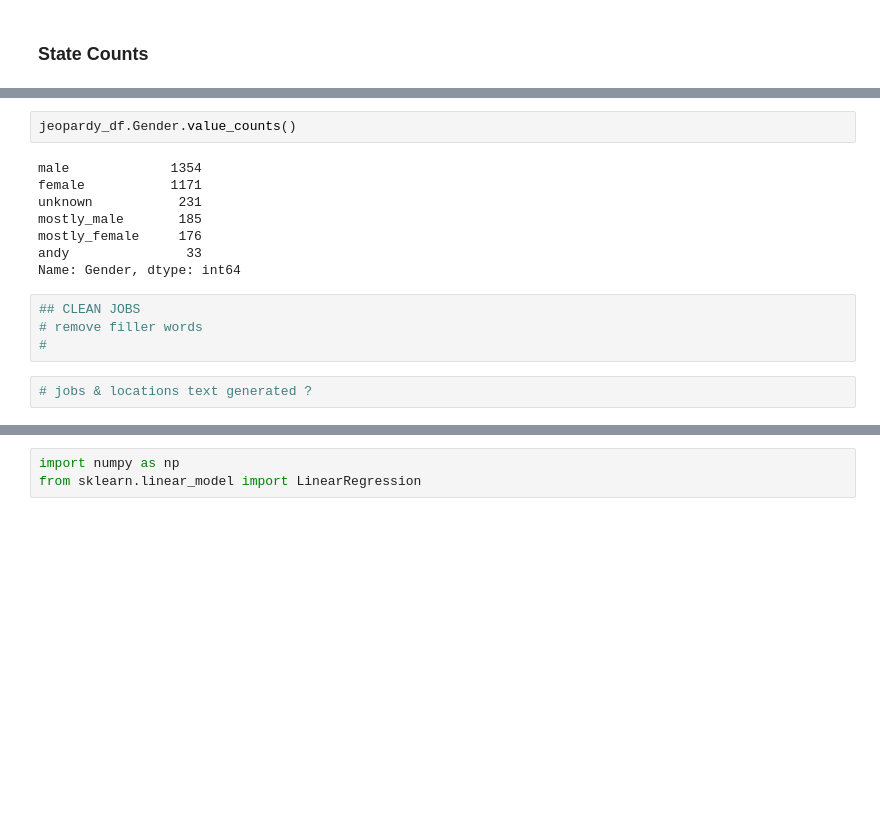
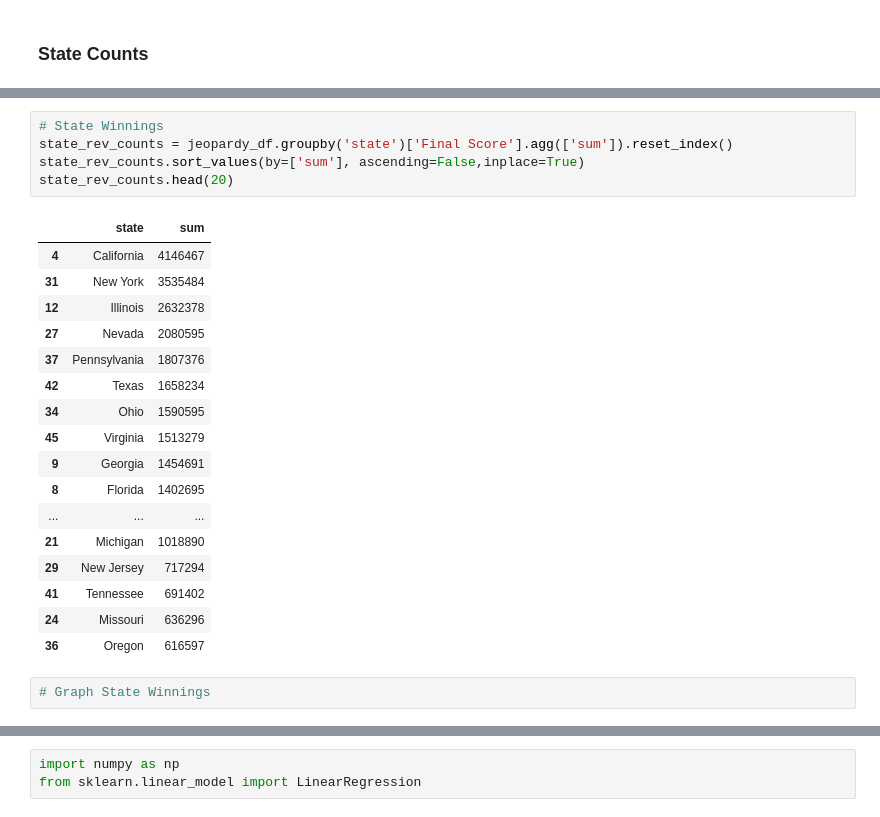
Before and after one commit to JamesWWilson/Jeopardy-Fun-Facts, a Jupyter notebook: Scripts/020_gen_stats.ipynb, the cells around one changed output, grey strips where cells are left out. Saved outputs shown, nothing was run; the diff lists cells and outputs as text; blank space fills up the shorter version.

```diff
--- a/Scripts/020_gen_stats.ipynb
+++ b/Scripts/020_gen_stats.ipynb
@@ -65,16 +85,25 @@ fig.show()
-# %%
-jeopardy_df.Gender.value_counts()
-# %% [output]
-male             1354
-female           1171
-unknown           231
-mostly_male       185
-mostly_female     176
-andy               33
-Name: Gender, dtype: int64
-# %%
-## CLEAN JOBS
-# remove filler words
-#
-# %%
-# jobs & locations text generated ?
+# %%
+# State Winnings
+state_rev_counts = jeopardy_df.groupby('state')['Final Score'].agg(['sum']).reset_index()
+state_rev_counts.sort_values(by=['sum'], ascending=False,inplace=True)
+state_rev_counts.head(20)
+# %% [output]
+|  | state | sum |
+| 4 | California | 4146467 |
+| 31 | New York | 3535484 |
+| 12 | Illinois | 2632378 |
+| 27 | Nevada | 2080595 |
+| 37 | Pennsylvania | 1807376 |
+| 42 | Texas | 1658234 |
+| 34 | Ohio | 1590595 |
+| 45 | Virginia | 1513279 |
+| 9 | Georgia | 1454691 |
+| 8 | Florida | 1402695 |
+| ... | ... | ... |
+| 21 | Michigan | 1018890 |
+| 29 | New Jersey | 717294 |
+| 41 | Tennessee | 691402 |
+| 24 | Missouri | 636296 |
+| 36 | Oregon | 616597 |
+# %%
+# Graph State Winnings
```
Also changed, not shown: parts of 12 cells of this notebook, 9 other files.
